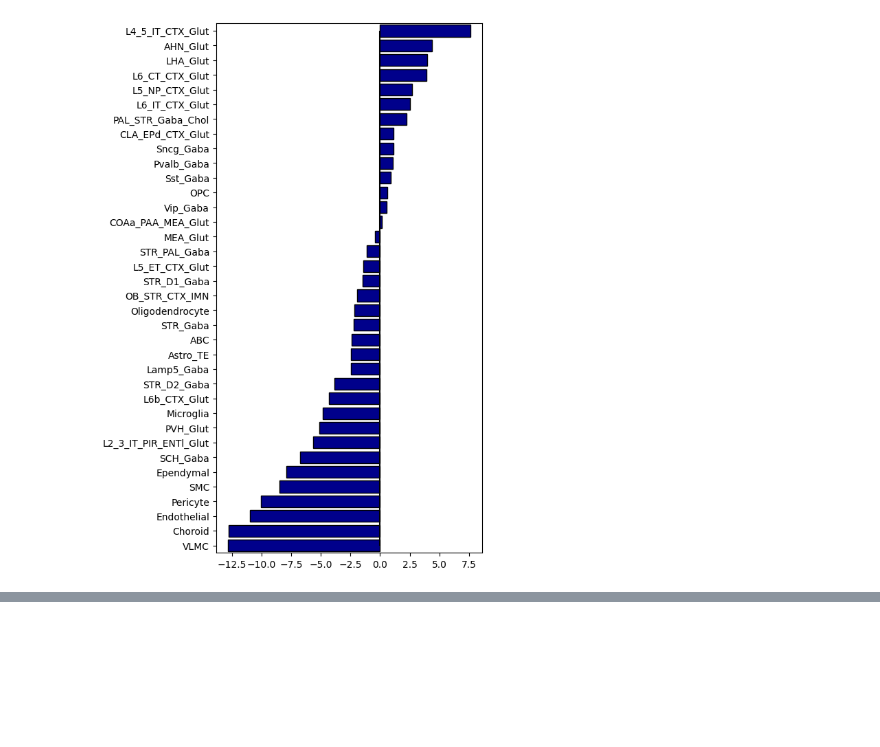
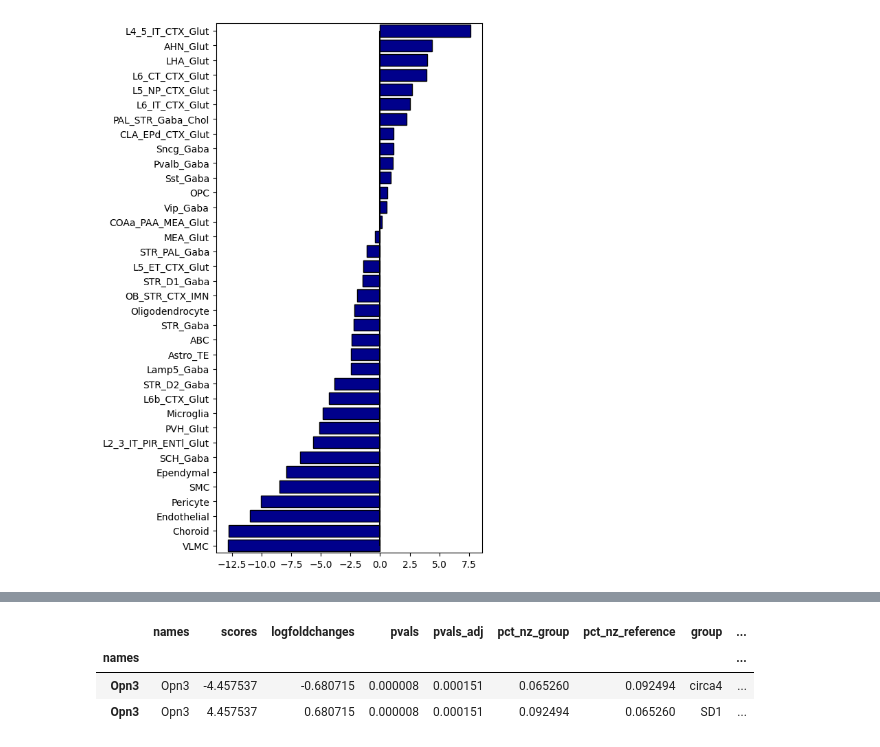
Before and after one commit to Carboneinerte/Pynda_ssc, a Jupyter notebook: v10D_Xenium_Downstream_Analysis_WIP.ipynb, the cells around one changed output, grey strips where cells are left out. Saved outputs shown, nothing was run; the diff lists cells and outputs as text; code cells hidden in the pictures; blank space fills up the shorter version.

```diff
--- a/v10D_Xenium_Downstream_Analysis_WIP.ipynb
+++ b/v10D_Xenium_Downstream_Analysis_WIP.ipynb
@@ -2225,0 +2225,11 @@ df = pd.read_parquet(f'{dir_notebook}/csv/circa-SD/circa-SD_norm_combined.parque
+# %%
+df_all = pd.read_excel(f'{dir_notebook}/analysis/circa-SD/foldchanges/celltype/DEG_celltype_no-filter.xlsx', sheet_name=None)
+df_expressed = {}
+for key in df_all.keys():
+    if "circa4" in df_all[key]["group"].unique():
+        df_all[key] = df_all[key][df_all[key]['group'] == 'SD1']
+    df_expressed[key] = df_all[key][
+            (df_all[key]['pct_nz_group']>0.05) &
+          (df_all[key]['mean_count']>= 0.01)
+          ]
+    df_all[key].index = df_all[key]['names']
@@ -2225,0 +2447,7 @@ df = pd.read_parquet(f'{dir_notebook}/csv/circa-SD/circa-SD_norm_combined.parque
+# %%
+df_all['PVH Glut'][df_all['PVH Glut']["names"]=="Opn3"]
+# %% [output]
+|  | names | scores | logfoldchanges | pvals | pvals_adj | pct_nz_group | pct_nz_reference | group | ... |
+| names |  |  |  |  |  |  |  |  | ... |
+| Opn3 | Opn3 | -4.457537 | -0.680715 | 0.000008 | 0.000151 | 0.065260 | 0.092494 | circa4 | ... |
+| Opn3 | Opn3 | 4.457537 | 0.680715 | 0.000008 | 0.000151 | 0.092494 | 0.065260 | SD1 | ... |
```
Also changed, not shown: parts of 33 cells of this notebook.
